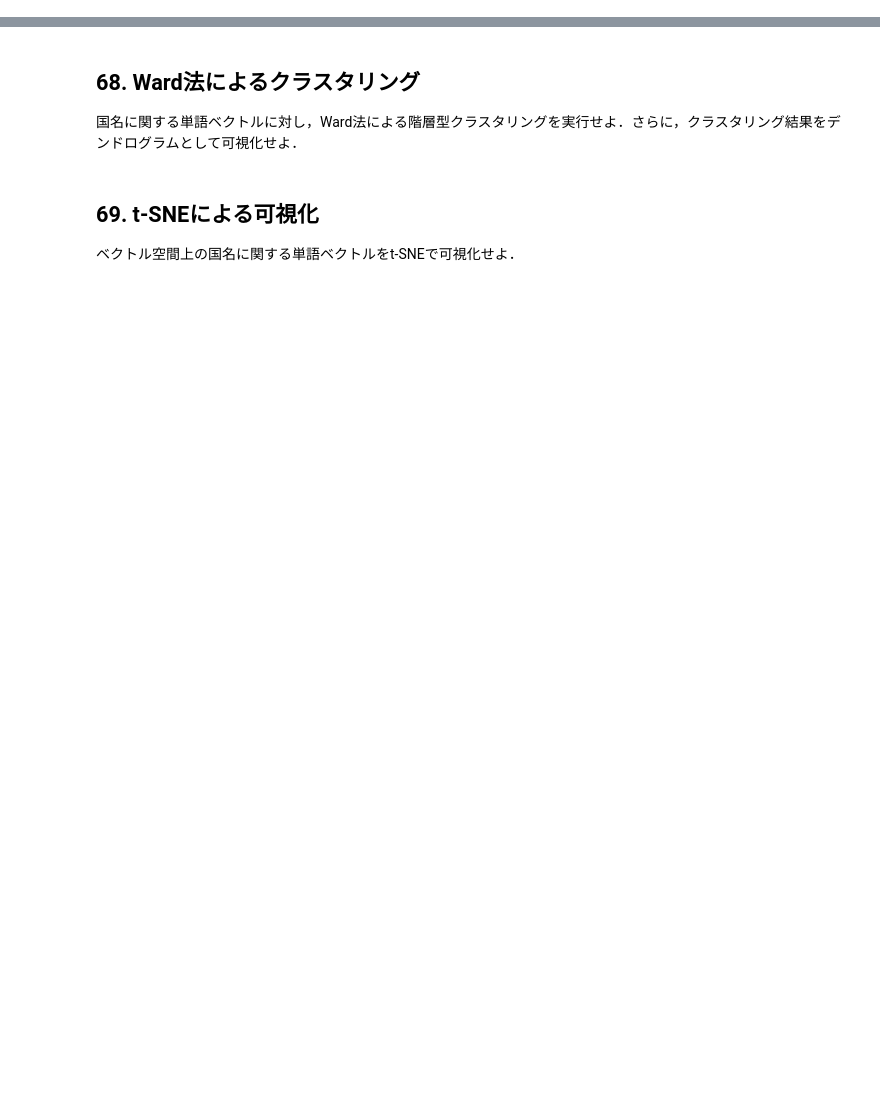
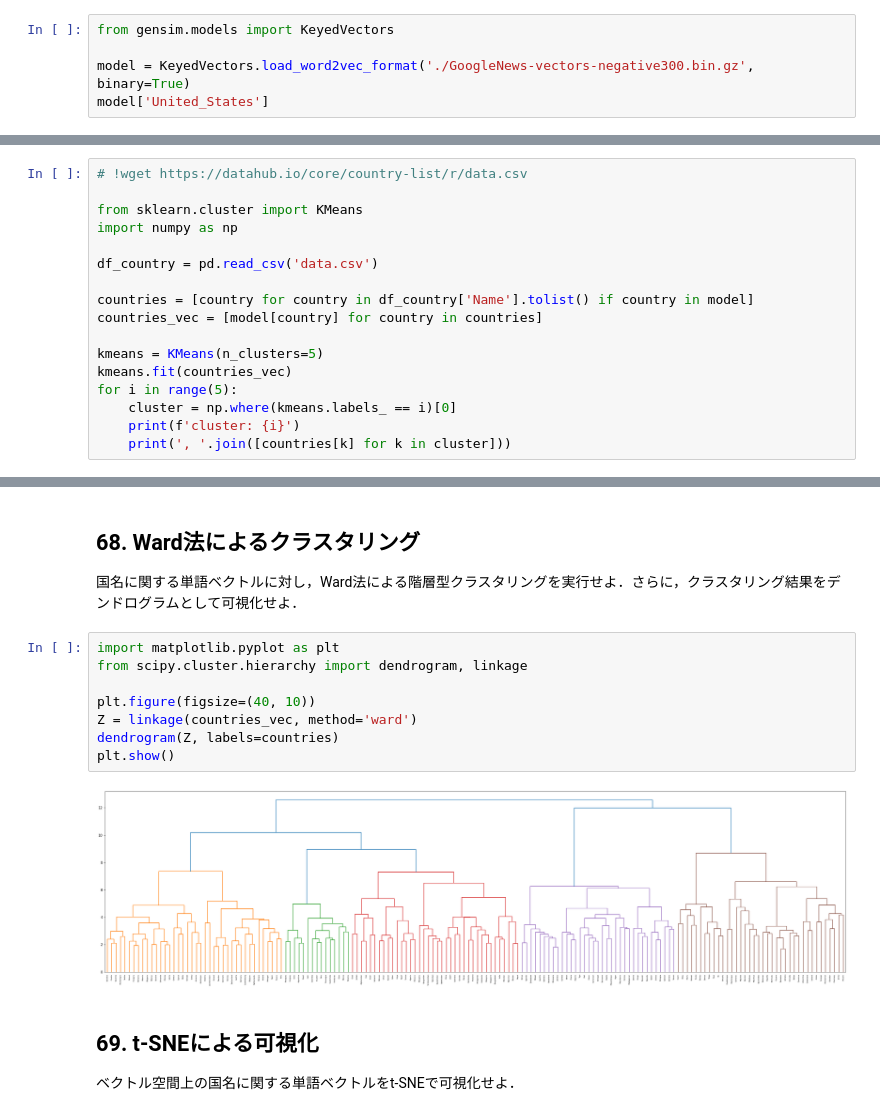
Before and after one commit to seele1917/nlp100, a Jupyter notebook: notebooks/ch07.ipynb, the cells around one changed output, grey strips where cells are left out. Cells and saved outputs as stored; diff of their text form; blank space fills up the shorter version.

```diff
--- a/notebooks/ch07.ipynb
+++ b/notebooks/ch07.ipynb
@@ -8,0 +11,5 @@ Google Newsデータセット（約1,000億単語）での[学習済み単語ベ
+# %%
+from gensim.models import KeyedVectors
+
+model = KeyedVectors.load_word2vec_format('./GoogleNews-vectors-negative300.bin.gz', binary=True)
+model['United_States']
@@ -27,3 +165,20 @@ Google Newsデータセット（約1,000億単語）での[学習済み単語ベ
 # %% [markdown]
 ## 67. k-meansクラスタリング
 国名に関する単語ベクトルを抽出し，k-meansクラスタリングをクラスタ数k=5として実行せよ．
+# %%
+# !wget https://datahub.io/core/country-list/r/data.csv
+
+from sklearn.cluster import KMeans
+import numpy as np
+
+df_country = pd.read_csv('data.csv')
+
+countries = [country for country in df_country['Name'].tolist() if country in model]
+countries_vec = [model[country] for country in countries]
+
+kmeans = KMeans(n_clusters=5)
+kmeans.fit(countries_vec)
+for i in range(5):
+    cluster = np.where(kmeans.labels_ == i)[0]
+    print(f'cluster: {i}')
+    print(', '.join([countries[k] for k in cluster]))
@@ -30,6 +196,16 @@ Google Newsデータセット（約1,000億単語）での[学習済み単語ベ
 # %% [markdown]
 ## 68. Ward法によるクラスタリング
 国名に関する単語ベクトルに対し，Ward法による階層型クラスタリングを実行せよ．さらに，クラスタリング結果をデンドログラムとして可視化せよ．
+# %%
+import matplotlib.pyplot as plt
+from scipy.cluster.hierarchy import dendrogram, linkage
+
+plt.figure(figsize=(40, 10))
+Z = linkage(countries_vec, method='ward')
+dendrogram(Z, labels=countries)
+plt.show()
+# %% [output]
+[figure, added]
 # %% [markdown]
 ## 69. t-SNEによる可視化
 ベクトル空間上の国名に関する単語ベクトルをt-SNEで可視化せよ．
```
Also changed, not shown: parts of 11 cells of this notebook.
